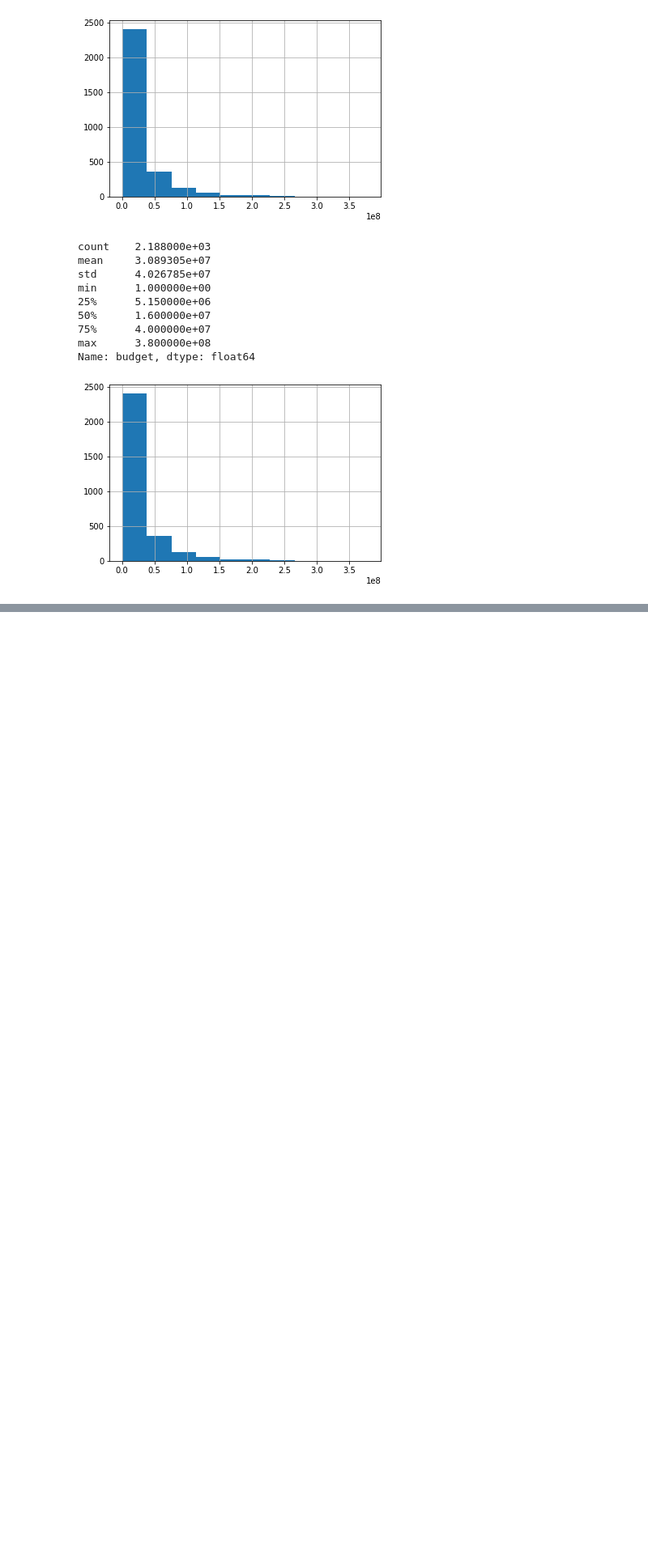
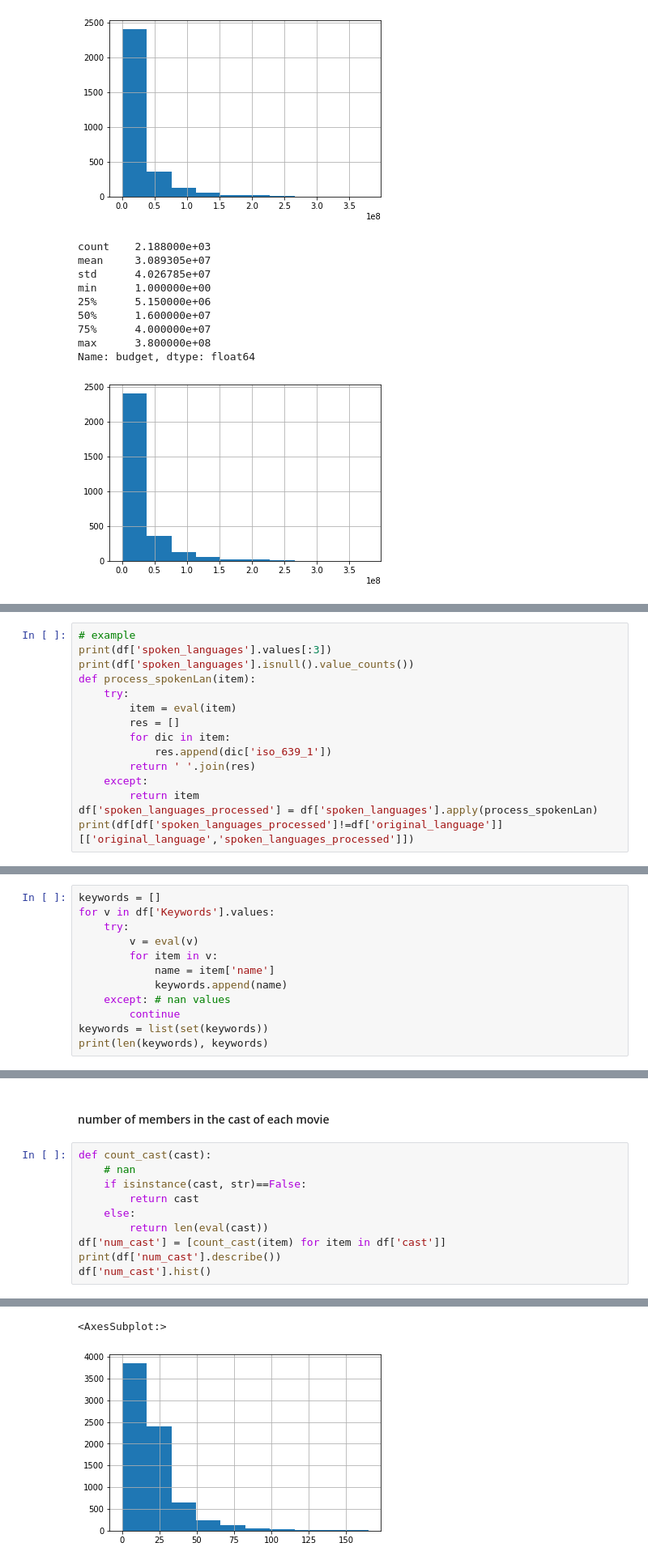
Before and after one commit to weichen-liao/TMDB-kaggle, a Jupyter notebook: EDA.ipynb, the cells around one changed output, grey strips where cells are left out. Shown at 81% size. Drawn from its saved outputs; the diff is of its cells as text; blank space fills up the shorter version.

```diff
--- a/EDA.ipynb
+++ b/EDA.ipynb
@@ -131,0 +411,15 @@ Name: budget, dtype: float64
+# %%
+# example
+print(df['spoken_languages'].values[:3])
+print(df['spoken_languages'].isnull().value_counts())
+def process_spokenLan(item):
+    try:
+        item = eval(item)
+        res = []
+        for dic in item:
+            res.append(dic['iso_639_1'])
+        return ' '.join(res)
+    except:
+        return item
+df['spoken_languages_processed'] = df['spoken_languages'].apply(process_spokenLan)
+print(df[df['spoken_languages_processed']!=df['original_language']][['original_language','spoken_languages_processed']])
@@ -131,0 +562,12 @@ Name: budget, dtype: float64
+# %%
+keywords = []
+for v in df['Keywords'].values:
+    try:
+        v = eval(v)
+        for item in v:
+            name = item['name']
+            keywords.append(name)
+    except: # nan values
+        continue
+keywords = list(set(keywords))
+print(len(keywords), keywords)
@@ -131,0 +587,13 @@ Name: budget, dtype: float64
+# %% [markdown]
+#### number of members in the cast of each movie
+# %%
+def count_cast(cast):
+    # nan
+    if isinstance(cast, str)==False:
+        return cast
+    else:
+        return len(eval(cast))
+df['num_cast'] = [count_cast(item) for item in df['cast']]
+print(df['num_cast'].describe())
+df['num_cast'].hist()
+# %% [output]
@@ -131,0 +609,2 @@ Name: budget, dtype: float64
+<AxesSubplot:>
+[figure, added]
```
Also changed, not shown: parts of 63 cells of this notebook.
